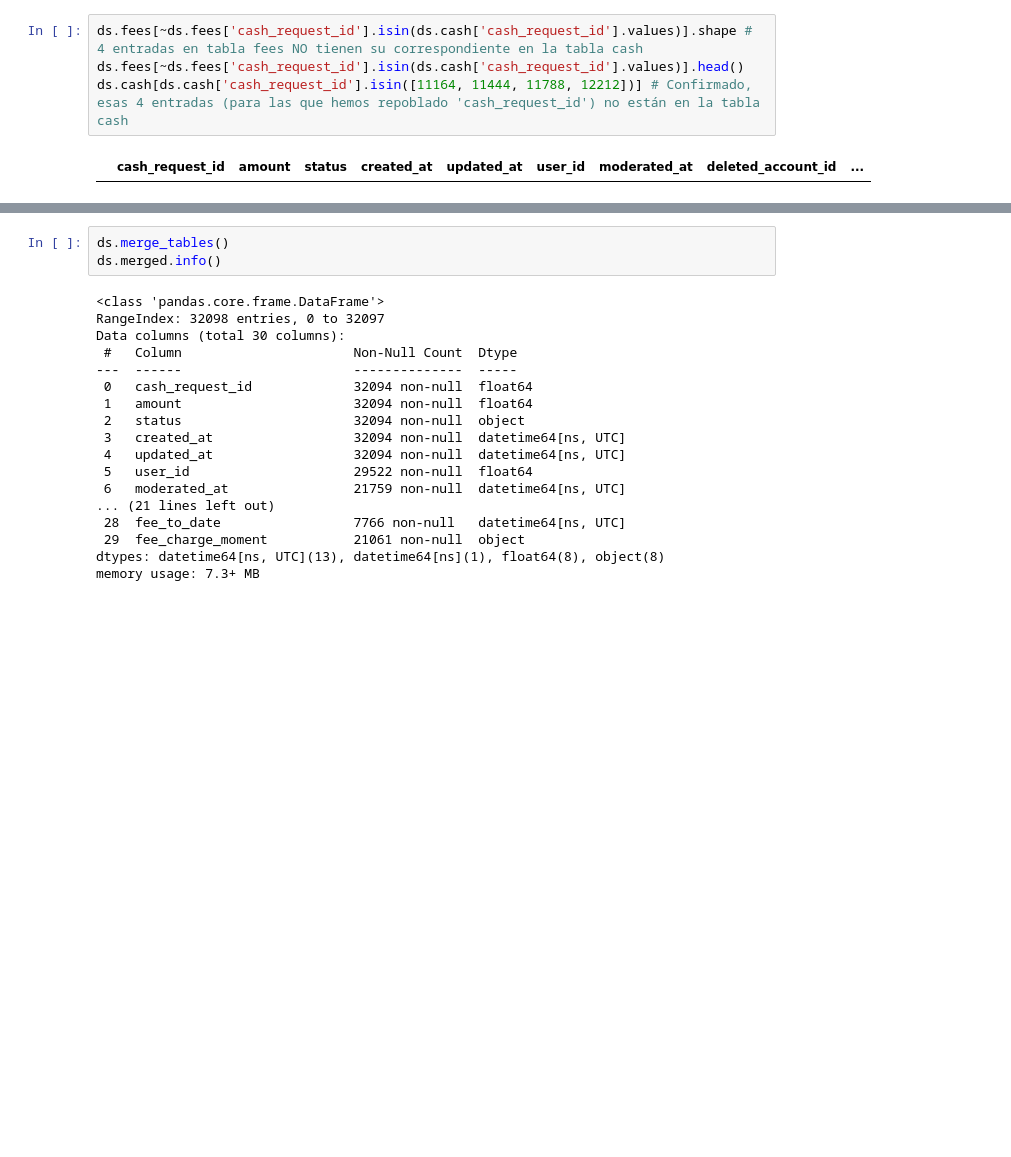
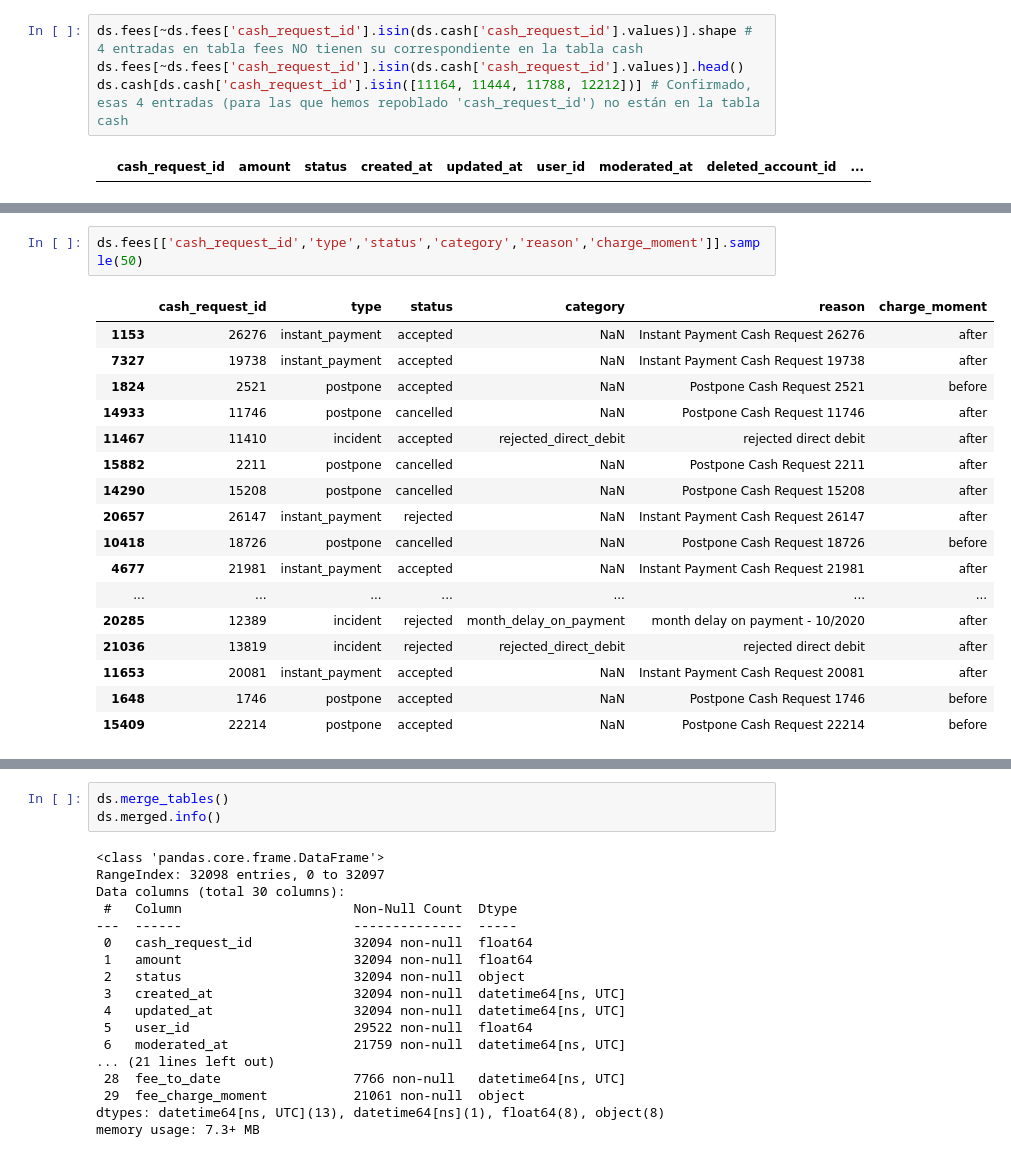
Before and after one commit to DataScience-UOC-projects/monayvi, a Jupyter notebook: notebooks/EDA_plus.ipynb, the cells around one changed output, grey strips where cells are left out. Saved outputs shown, nothing was run; the diff lists cells and outputs as text; blank space fills up the shorter version.

```diff
--- a/notebooks/EDA_plus.ipynb
+++ b/notebooks/EDA_plus.ipynb
@@ -126,0 +190,20 @@ ds.cash[ds.cash['cash_request_id'].isin([11164, 11444, 11788, 12212])] # Confirm
+# %%
+ds.fees[['cash_request_id','type','status','category','reason','charge_moment']].sample(50)
+# %% [output]
+|  | cash_request_id | type | status | category | reason | charge_moment |
+| 1153 | 26276 | instant_payment | accepted | NaN | Instant Payment Cash Request 26276 | after |
+| 7327 | 19738 | instant_payment | accepted | NaN | Instant Payment Cash Request 19738 | after |
+| 1824 | 2521 | postpone | accepted | NaN | Postpone Cash Request 2521 | before |
+| 14933 | 11746 | postpone | cancelled | NaN | Postpone Cash Request 11746 | after |
+| 11467 | 11410 | incident | accepted | rejected_direct_debit | rejected direct debit | after |
+| 15882 | 2211 | postpone | cancelled | NaN | Postpone Cash Request 2211 | after |
+| 14290 | 15208 | postpone | cancelled | NaN | Postpone Cash Request 15208 | after |
+| 20657 | 26147 | instant_payment | rejected | NaN | Instant Payment Cash Request 26147 | after |
+| 10418 | 18726 | postpone | cancelled | NaN | Postpone Cash Request 18726 | before |
+| 4677 | 21981 | instant_payment | accepted | NaN | Instant Payment Cash Request 21981 | after |
+| ... | ... | ... | ... | ... | ... | ... |
+| 20285 | 12389 | incident | rejected | month_delay_on_payment | month delay on payment - 10/2020 | after |
+| 21036 | 13819 | incident | rejected | rejected_direct_debit | rejected direct debit | after |
+| 11653 | 20081 | instant_payment | accepted | NaN | Instant Payment Cash Request 20081 | after |
+| 1648 | 1746 | postpone | accepted | NaN | Postpone Cash Request 1746 | before |
+| 15409 | 22214 | postpone | accepted | NaN | Postpone Cash Request 22214 | before |
```
Also changed, not shown: parts of 12 cells of this notebook, 1 other file.
